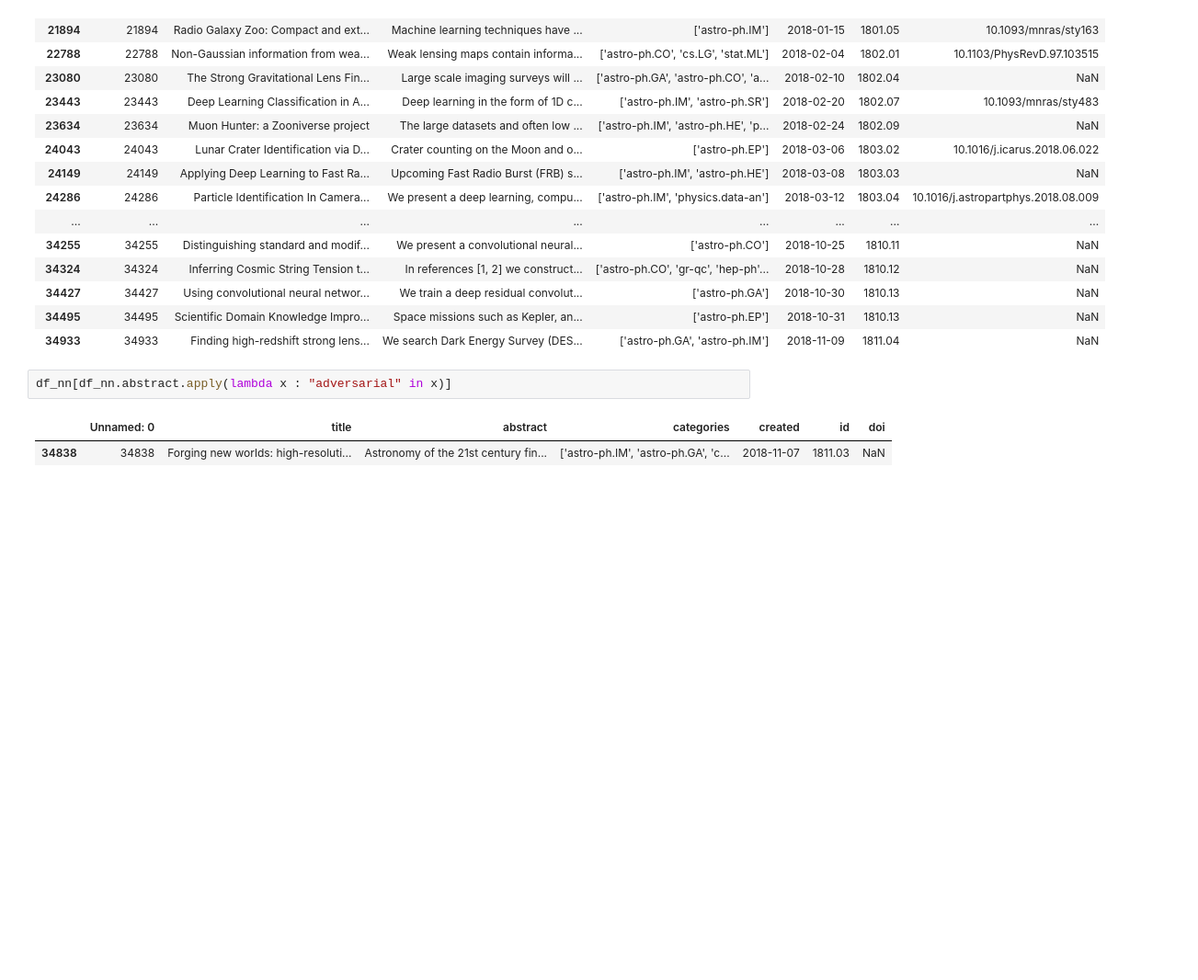
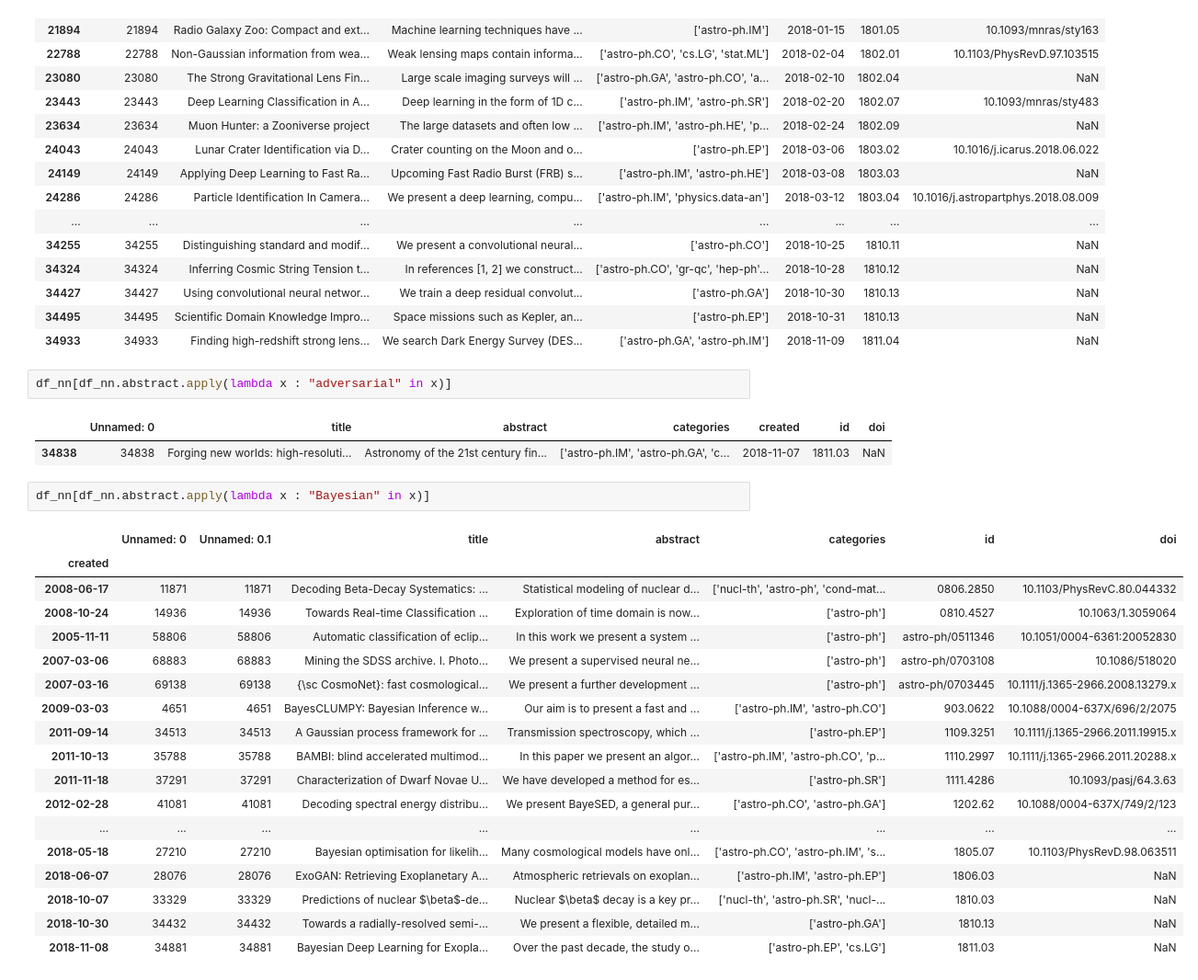
Before and after one commit to jibanCat/astro-ph-ml-topics, a Jupyter notebook: Arxiv_galaxy_NN.ipynb, the cells around one changed output. Shown at 92% size. Cells and saved outputs as stored; diff of their text form; blank space fills up the shorter version.

```diff
--- a/Arxiv_galaxy_NN.ipynb
+++ b/Arxiv_galaxy_NN.ipynb
@@ -237,3 +245,24 @@ df_nn[df_nn.abstract.apply(lambda x : "adversarial" in x)]
 # %% [output]
 |  | Unnamed: 0 | title | abstract | categories | created | id | doi |
 | 34838 | 34838 | Forging new worlds: high-resoluti... | Astronomy of the 21st century fin... | ['astro-ph.IM', 'astro-ph.GA', 'c... | 2018-11-07 | 1811.03 | NaN |
+# %%
+df_nn[df_nn.abstract.apply(lambda x : "Bayesian" in x)]
+# %% [output]
+|  | Unnamed: 0 | Unnamed: 0.1 | title | abstract | categories | id | doi |
+| created |  |  |  |  |  |  |  |
+| 2008-06-17 | 11871 | 11871 | Decoding Beta-Decay Systematics: ... | Statistical modeling of nuclear d... | ['nucl-th', 'astro-ph', 'cond-mat... | 0806.2850 | 10.1103/PhysRevC.80.044332 |
+| 2008-10-24 | 14936 | 14936 | Towards Real-time Classification ... | Exploration of time domain is now... | ['astro-ph'] | 0810.4527 | 10.1063/1.3059064 |
+| 2005-11-11 | 58806 | 58806 | Automatic classification of eclip... | In this work we present a system ... | ['astro-ph'] | astro-ph/0511346 | 10.1051/0004-6361:20052830 |
+| 2007-03-06 | 68883 | 68883 | Mining the SDSS archive. I. Photo... | We present a supervised neural ne... | ['astro-ph'] | astro-ph/0703108 | 10.1086/518020 |
+| 2007-03-16 | 69138 | 69138 | {\sc CosmoNet}: fast cosmological... | We present a further development ... | ['astro-ph'] | astro-ph/0703445 | 10.1111/j.1365-2966.2008.13279.x |
+| 2009-03-03 | 4651 | 4651 | BayesCLUMPY: Bayesian Inference w... | Our aim is to present a fast and ... | ['astro-ph.IM', 'astro-ph.CO'] | 903.0622 | 10.1088/0004-637X/696/2/2075 |
+| 2011-09-14 | 34513 | 34513 | A Gaussian process framework for ... | Transmission spectroscopy, which ... | ['astro-ph.EP'] | 1109.3251 | 10.1111/j.1365-2966.2011.19915.x |
+| 2011-10-13 | 35788 | 35788 | BAMBI: blind accelerated multimod... | In this paper we present an algor... | ['astro-ph.IM', 'astro-ph.CO', 'p... | 1110.2997 | 10.1111/j.1365-2966.2011.20288.x |
+| 2011-11-18 | 37291 | 37291 | Characterization of Dwarf Novae U... | We have developed a method for es... | ['astro-ph.SR'] | 1111.4286 | 10.1093/pasj/64.3.63 |
+| 2012-02-28 | 41081 | 41081 | Decoding spectral energy distribu... | We present BayeSED, a general pur... | ['astro-ph.CO', 'astro-ph.GA'] | 1202.62 | 10.1088/0004-637X/749/2/123 |
+| ... | ... | ... | ... | ... | ... | ... | ... |
+| 2018-05-18 | 27210 | 27210 | Bayesian optimisation for likelih... | Many cosmological models have onl... | ['astro-ph.CO', 'astro-ph.IM', 's... | 1805.07 | 10.1103/PhysRevD.98.063511 |
+| 2018-06-07 | 28076 | 28076 | ExoGAN: Retrieving Exoplanetary A... | Atmospheric retrievals on exoplan... | ['astro-ph.IM', 'astro-ph.EP'] | 1806.03 | NaN |
+| 2018-10-07 | 33329 | 33329 | Predictions of nuclear $\beta$-de... | Nuclear $\beta$ decay is a key pr... | ['nucl-th', 'astro-ph.SR', 'nucl-... | 1810.03 | NaN |
+| 2018-10-30 | 34432 | 34432 | Towards a radially-resolved semi-... | We present a flexible, detailed m... | ['astro-ph.GA'] | 1810.13 | NaN |
+| 2018-11-08 | 34881 | 34881 | Bayesian Deep Learning for Exopla... | Over the past decade, the study o... | ['astro-ph.EP', 'cs.LG'] | 1811.03 | NaN |
```
Also changed, not shown: parts of 8 cells of this notebook, 1 other file.
